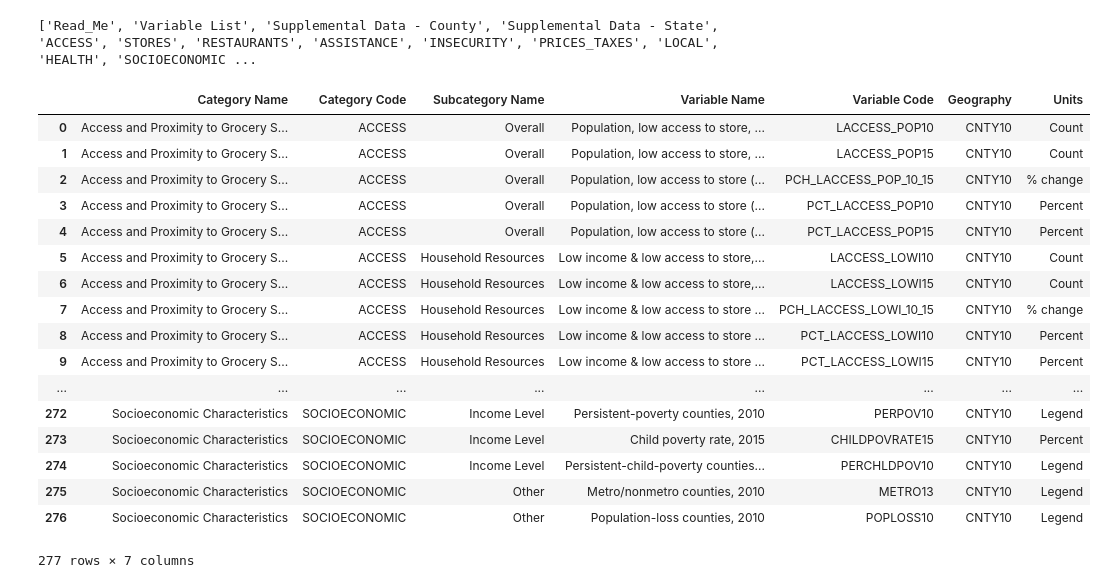
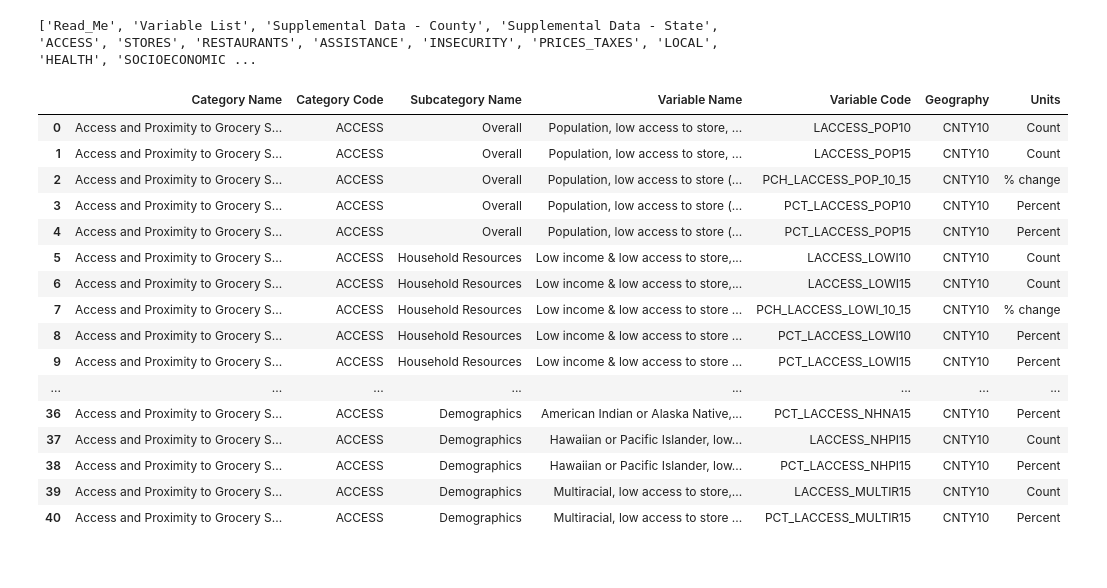
Before and after one commit to cinhui/ETL_county, a Jupyter notebook: ETL_food_environment_property.ipynb, the cells around one changed output. Cells and saved outputs as stored; diff of their text form; code cells hidden in the pictures.

```diff
--- a/ETL_food_environment_property.ipynb
+++ b/ETL_food_environment_property.ipynb
@@ -10,28 +11,27 @@ import xlrd
 # %%
-fea_xls = 'DataDownload.xls'
+fea_xls = './data/DataDownload.xls'
 xls = pd.ExcelFile(fea_xls)
 print (xls.sheet_names)
 # %% [output]
 ['Read_Me', 'Variable List', 'Supplemental Data - County', 'Supplemental Data - State', 'ACCESS', 'STORES', 'RESTAURANTS', 'ASSISTANCE', 'INSECURITY', 'PRICES_TAXES', 'LOCAL', 'HEALTH', 'SOCIOECONOMIC ...
 # %%
 variables = xls.parse(sheet_name='Variable List')
-variables
+variables[variables['Category Code']=="ACCESS"]
 # %% [output]
 |  | Category Name | Category Code | Subcategory Name | Variable Name | Variable Code | Geography | Units |
 | 0 | Access and Proximity to Grocery S... | ACCESS | Overall | Population, low access to store, ... | LACCESS_POP10 | CNTY10 | Count |
 | 1 | Access and Proximity to Grocery S... | ACCESS | Overall | Population, low access to store, ... | LACCESS_POP15 | CNTY10 | Count |
 | 2 | Access and Proximity to Grocery S... | ACCESS | Overall | Population, low access to store (... | PCH_LACCESS_POP_10_15 | CNTY10 | % change |
 | 3 | Access and Proximity to Grocery S... | ACCESS | Overall | Population, low access to store (... | PCT_LACCESS_POP10 | CNTY10 | Percent |
 | 4 | Access and Proximity to Grocery S... | ACCESS | Overall | Population, low access to store (... | PCT_LACCESS_POP15 | CNTY10 | Percent |
 | 5 | Access and Proximity to Grocery S... | ACCESS | Household Resources | Low income & low access to store,... | LACCESS_LOWI10 | CNTY10 | Count |
 | 6 | Access and Proximity to Grocery S... | ACCESS | Household Resources | Low income & low access to store,... | LACCESS_LOWI15 | CNTY10 | Count |
 | 7 | Access and Proximity to Grocery S... | ACCESS | Household Resources | Low income & low access to store ... | PCH_LACCESS_LOWI_10_15 | CNTY10 | % change |
 | 8 | Access and Proximity to Grocery S... | ACCESS | Household Resources | Low income & low access to store ... | PCT_LACCESS_LOWI10 | CNTY10 | Percent |
 | 9 | Access and Proximity to Grocery S... | ACCESS | Household Resources | Low income & low access to store ... | PCT_LACCESS_LOWI15 | CNTY10 | Percent |
 | ... | ... | ... | ... | ... | ... | ... | ... |
-| 272 | Socioeconomic Characteristics | SOCIOECONOMIC | Income Level | Persistent-poverty counties, 2010 | PERPOV10 | CNTY10 | Legend |
-| 273 | Socioeconomic Characteristics | SOCIOECONOMIC | Income Level | Child poverty rate, 2015 | CHILDPOVRATE15 | CNTY10 | Percent |
-| 274 | Socioeconomic Characteristics | SOCIOECONOMIC | Income Level | Persistent-child-poverty counties... | PERCHLDPOV10 | CNTY10 | Legend |
-| 275 | Socioeconomic Characteristics | SOCIOECONOMIC | Other | Metro/nonmetro counties, 2010 | METRO13 | CNTY10 | Legend |
-| 276 | Socioeconomic Characteristics | SOCIOECONOMIC | Other | Population-loss counties, 2010 | POPLOSS10 | CNTY10 | Legend |
+| 36 | Access and Proximity to Grocery S... | ACCESS | Demographics | American Indian or Alaska Native,... | PCT_LACCESS_NHNA15 | CNTY10 | Percent |
+| 37 | Access and Proximity to Grocery S... | ACCESS | Demographics | Hawaiian or Pacific Islander, low... | LACCESS_NHPI15 | CNTY10 | Count |
+| 38 | Access and Proximity to Grocery S... | ACCESS | Demographics | Hawaiian or Pacific Islander, low... | PCT_LACCESS_NHPI15 | CNTY10 | Percent |
+| 39 | Access and Proximity to Grocery S... | ACCESS | Demographics | Multiracial, low access to store,... | LACCESS_MULTIR15 | CNTY10 | Count |
+| 40 | Access and Proximity to Grocery S... | ACCESS | Demographics | Multiracial, low access to store ... | PCT_LACCESS_MULTIR15 | CNTY10 | Percent |
-277 rows × 7 columns
```
Also changed, not shown: parts of 22 cells of this notebook.
